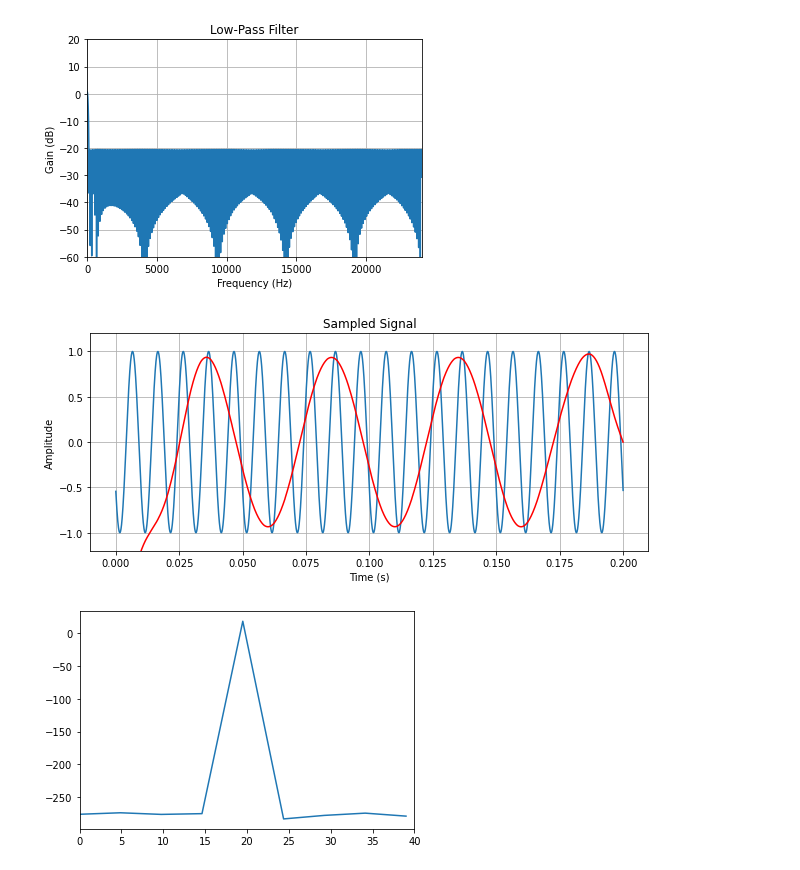
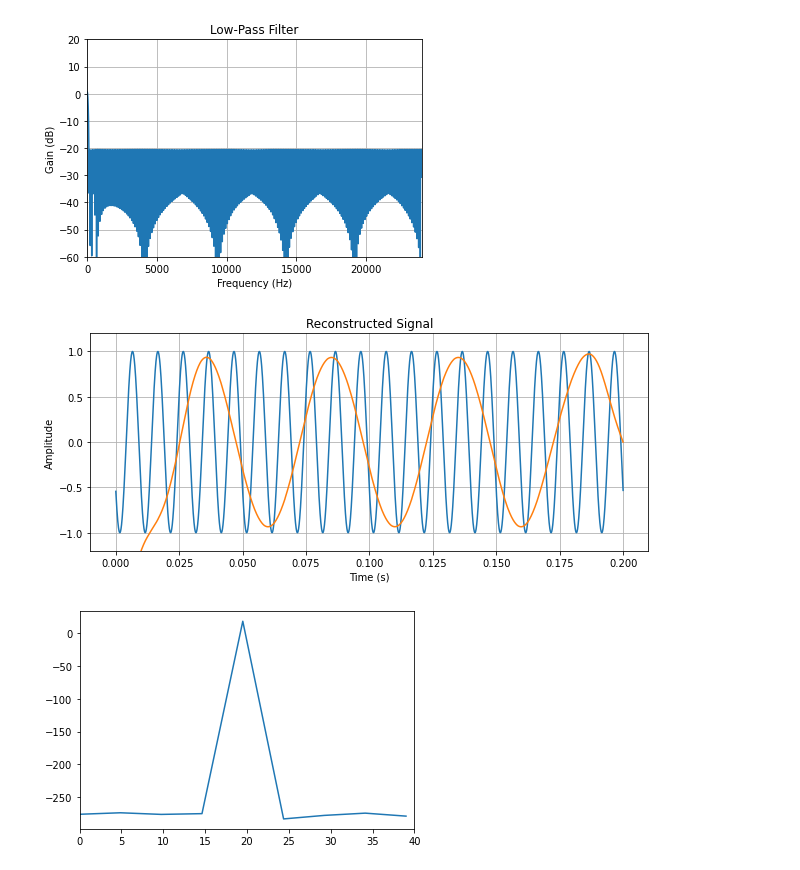
Before and after one commit to strath-sdr/dsp_notebooks, a Jupyter notebook: notebooks/sampling_and_quantisation.ipynb, the cells around one changed output. Saved outputs shown, nothing was run; the diff lists cells and outputs as text; code cells hidden in the pictures.

```diff
--- a/notebooks/sampling_and_quantisation.ipynb
+++ b/notebooks/sampling_and_quantisation.ipynb
@@ -275,11 +316,11 @@ plot_response(48000, w, h, title = "Low-Pass Filter")
 # %%
 # [x_zoh, y_zoh] = zero_order_hold(y, fs)
 y_recon = signal.filtfilt(coeffs, 1, y_zoh)
-compare_timeseries(x_cont, y_cont, x_zoh, y_recon,
-                   "Sampled Signal",
+hf.plot_timeseries("Reconstructed Signal",
+                   [x_cont, x_zoh], [y_cont, y_recon],
                    ['continuous','continuous'])
 # %% [output]
-[figure, old version]
+[figure, new version]
 # %%
 fft(y,fs)
 fft(y_ov, Fs)
```
Also changed, not shown: parts of 20 cells of this notebook, 1 other file.
